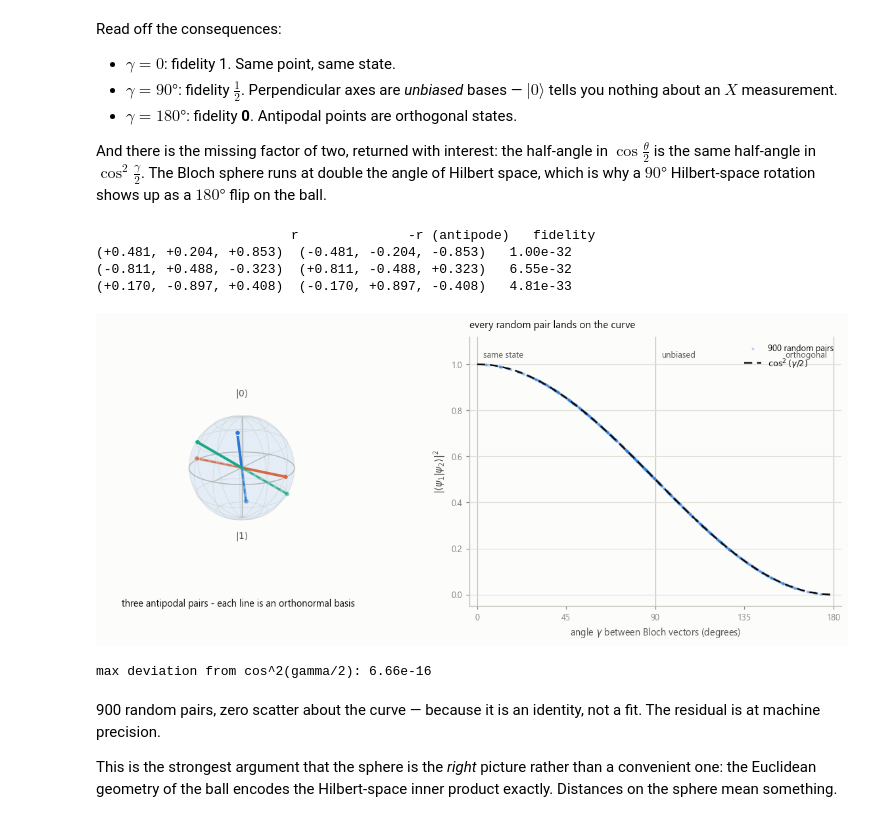
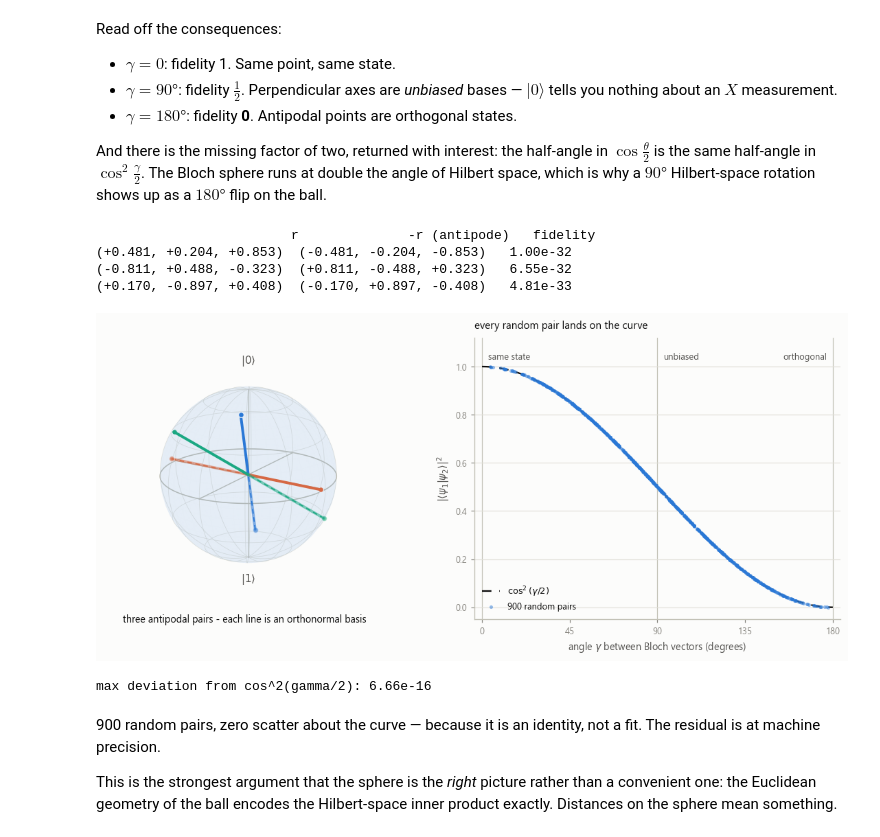
Before and after one commit to thompgt/quantum-under-the-hood, a Jupyter notebook: notebooks/A02_Bloch_Sphere.ipynb, the cells around one changed output. Saved outputs shown, nothing was run; the diff lists cells and outputs as text; code cells hidden in the pictures.

```diff
--- a/notebooks/A02_Bloch_Sphere.ipynb
+++ b/notebooks/A02_Bloch_Sphere.ipynb
@@ -182,7 +182,7 @@ for name, th, ph in CARDINALS:
                          np.sin(th) * np.sin(ph),
                          np.cos(th)])
     assert np.allclose(r, analytic, atol=1e-12)   # spherical polars, exactly
-    txt = "(" + ", ".join(f"{v:+.2f}" for v in r) + ")"
+    txt = "(" + ", ".join(f"{v:+.2f}" for v in np.round(r, 9) + 0.0) + ")"
     print(f"{name:>5} {th/np.pi:6.2f}pi {ph/np.pi:6.2f}pi   {txt:<26} "
           f"{np.linalg.norm(r):6.3f} {abs(s[0])**2:6.3f}")
 # %% [output]
@@ -588,20 +633,21 @@ the two polar caps within 30 deg of a pole are 13.4% of the sphere's area
   Haar :  12.6% of samples land there  (x0.94 the fair share)
   naive:  32.9% of samples land there  (x2.46 the fair share)
 # %%
-fig = plt.figure(figsize=(12.2, 4.3))
+fig = plt.figure(figsize=(11.4, 4.15))
 
 for j, (arr, col, ttl) in enumerate([
         (haar_r, style.BLUE, "(a)  Haar-random: uniform on the sphere"),
         (naive_r, style.ORANGE, r"(b)  naive $\theta,\varphi$ uniform: poles clog")]):
     ax = fig.add_subplot(1, 3, j + 1, projection="3d")
-    bloch.sphere(ax, alpha=0.03, wire=False, labels=False)
-    ax.scatter(arr[:, 0], arr[:, 1], arr[:, 2], s=2.6, color=col, alpha=0.32,
+    bloch.sphere(ax, alpha=0.035, wire=False, labels=False)
+    fill(ax, 1.62)
+    ax.scatter(arr[:, 0], arr[:, 1], arr[:, 2], s=3.0, color=col, alpha=0.34,
                depthshade=False, linewidths=0, rasterized=True, zorder=5)
-    ax.text(0, 0, 1.42, grid.ket("0"), color=style.INK_2, fontsize=9,
+    ax.text(0, 0, 1.30, grid.ket("0"), color=style.INK_2, fontsize=10,
             ha="center", va="center")
-    ax.text(0, 0, -1.42, grid.ket("1"), color=style.INK_2, fontsize=9,
+    ax.text(0, 0, -1.30, grid.ket("1"), color=style.INK_2, fontsize=10,
             ha="center", va="center")
-    bloch.label(ax, ttl, y=0.05, size=10)
+    bloch.label(ax, ttl, y=0.02, size=10)
 
 ax3 = fig.add_subplot(1, 3, 3)
 bins = np.linspace(-1, 1, 41)
@@ -678,10 +724,11 @@ def fidelity(a, b):
 PAIRS = [(0.55, 0.4), (1.9, 2.6), (1.15, 4.9)]
 PAIR_COLS = [style.BLUE, style.ORANGE, style.AQUA]
 
-fig = plt.figure(figsize=(11.0, 4.5))
+fig = plt.figure(figsize=(10.4, 4.5))
 
 ax = fig.add_subplot(1, 2, 1, projection="3d")
 bloch.sphere(ax, labels=False)
+fill(ax, 1.6)
 print(f"{'r':>26} {'-r (antipode)':>26} {'fidelity':>10}")
 for (th, ph), col in zip(PAIRS, PAIR_COLS):
     s = from_angles(th, ph)
@@ -695,48 +742,50 @@ for (th, ph), col in zip(PAIRS, PAIR_COLS):
     print("(" + ", ".join(f"{c:+.3f}" for c in v) + ")",
           " (" + ", ".join(f"{c:+.3f}" for c in -v) + ")", f"{f:10.2e}")
     assert abs(np.vdot(s, anti)) < 1e-12
-ax.text(0, 0, 1.42, grid.ket("0"), color=style.INK_2, fontsize=9, ha="center")
-ax.text(0, 0, -1.42, grid.ket("1"), color=style.INK_2, fontsize=9, ha="center")
+ax.text(0, 0, 1.30, grid.ket("0"), color=style.INK_2, fontsize=10, ha="center")
+ax.text(0, 0, -1.30, grid.ket("1"), color=style.INK_2, fontsize=10, ha="center")
 bloch.label(ax, "three antipodal pairs - each line is an orthonormal basis",
-            y=0.03, size=9.5)
+            y=0.02, size=9.5)
 
 # ---- fidelity against Bloch angle, for random pairs
 axf = fig.add_subplot(1, 2, 2)
 M = 900
 a = np.stack([haar_qubit(rng) for _ in range(M)])
 b = np.stack([haar_qubit(rng) for _ in range(M)])
 ra = np.stack([np.einsum("ni,ij,nj->n", a.conj(), P, a).real for P in PAULIS], 1)
 rb = np.stack([np.einsum("ni,ij,nj->n", b.conj(), P, b).real for P in PAULIS], 1)
 gamma = np.degrees(np.arccos(np.clip(np.sum(ra * rb, axis=1), -1, 1)))
 fid = np.abs(np.sum(a.conj() * b, axis=1)) ** 2
 
-axf.scatter(gamma, fid, s=7, color=style.BLUE, alpha=0.30, linewidths=0,
-            rasterized=True, zorder=3, label=f"{M} random pairs")
+# Curve underneath, points on top: the claim is that the samples cover the
+# curve, so the samples have to be the thing you actually see.
 gg = np.linspace(0, 180, 400)
-axf.plot(gg, np.cos(np.radians(gg) / 2) ** 2, color=style.INK, lw=1.6,
-         ls=(0, (5, 3)), zorder=5, label=r"$\cos^2(\gamma/2)$")
+axf.plot(gg, np.cos(np.radians(gg) / 2) ** 2, color=style.INK, lw=1.5,
+         ls=(0, (6, 5)), zorder=3, label=r"$\cos^2(\gamma/2)$")
+axf.scatter(gamma, fid, s=11, color=style.BLUE, alpha=0.50, linewidths=0,
+            rasterized=True, zorder=5, label=f"{M} random pairs")
 for gv, lab in [(0, "same state"), (90, "unbiased"), (180, "orthogonal")]:
     axf.axvline(gv, color=style.AXIS, lw=0.8, zorder=1)
     axf.text(gv + (3 if gv < 180 else -3), 1.03, lab, fontsize=8.5,
              color=style.INK_2, ha="left" if gv < 180 else "right")
 axf.set_xticks([0, 45, 90, 135, 180])
 axf.set_xlabel(r"angle $\gamma$ between Bloch vectors (degrees)")
 axf.set_ylabel(r"$|\langle\psi_1|\psi_2\rangle|^2$")
 axf.set_xlim(-4, 184)
 axf.set_ylim(-0.05, 1.12)
-axf.legend(loc="upper right", fontsize=8.5)
+axf.legend(loc="lower left", fontsize=8.5)
 axf.set_title("every random pair lands on the curve", fontsize=10)
 plt.show()
 
 print()
 print("max deviation from cos^2(gamma/2):",
       f"{np.max(np.abs(fid - np.cos(np.radians(gamma) / 2) ** 2)):.2e}")
 # %% [output]
                          r              -r (antipode)   fidelity
 (+0.481, +0.204, +0.853)  (-0.481, -0.204, -0.853)   1.00e-32
 (-0.811, +0.488, -0.323)  (+0.811, -0.488, +0.323)   6.55e-32
 (+0.170, -0.897, +0.408)  (-0.170, +0.897, -0.408)   4.81e-33
-[figure, old version]
+[figure, new version]
 max deviation from cos^2(gamma/2): 6.66e-16
 # %% [markdown]
 900 random pairs, zero scatter about the curve — because it is an identity, not
```
Also changed, not shown: parts of 6 cells of this notebook, 3 other files.
